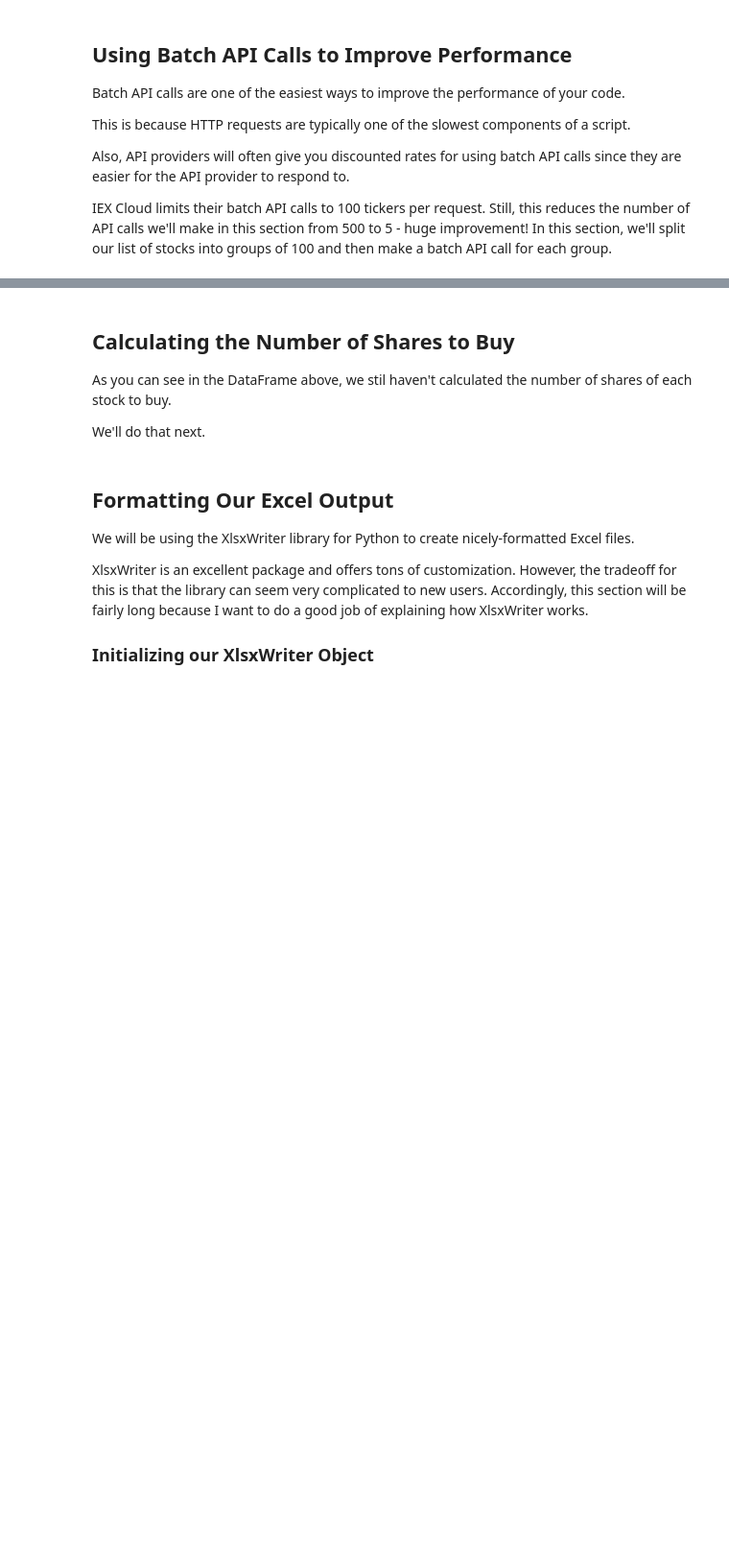
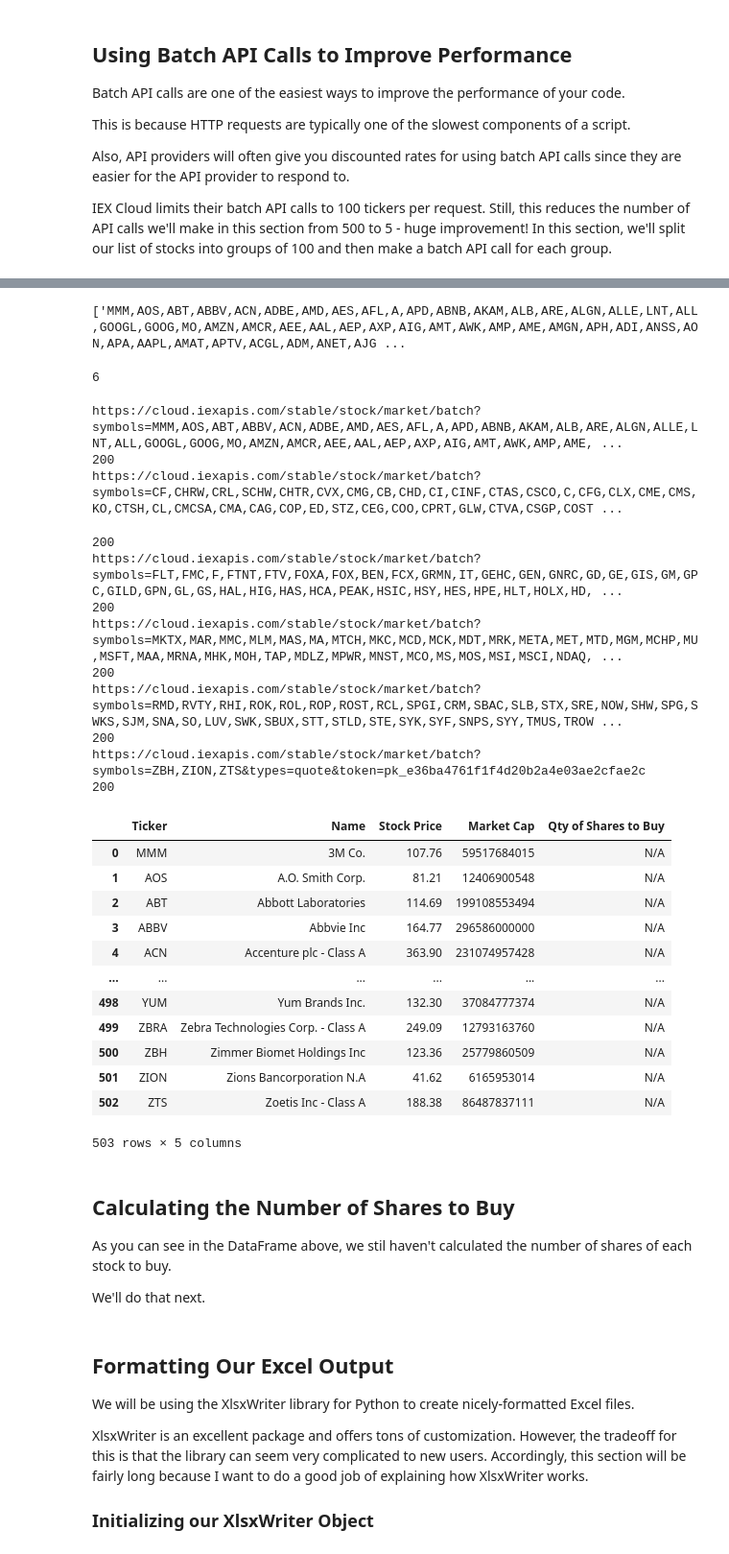
Before and after one commit to surya-x/strategy-backtesting, a Jupyter notebook: equal_weight_S&P/001_equal_weight_S&P_500.ipynb, the cells around one changed output, grey strips where cells are left out. Shown at 96% size. Saved outputs shown, nothing was run; the diff lists cells and outputs as text; code cells hidden in the pictures; blank space fills up the shorter version.

```diff
--- a/equal_weight_S&P/001_equal_weight_S&P_500.ipynb
+++ b/equal_weight_S&P/001_equal_weight_S&P_500.ipynb
@@ -87,3 +223,10 @@ This is because HTTP requests are typically one of the slowest components of a s
 Also, API providers will often give you discounted rates for using batch API calls since they are easier for the API provider to respond to.
 
 IEX Cloud limits their batch API calls to 100 tickers per request. Still, this reduces the number of API calls we'll make in this section from 500 to 5 - huge improvement! In this section, we'll split our list of stocks into groups of 100 and then make a batch API call for each group.
+# %%
+def chunks(stocks, n):
+    for i in range(0, len(stocks), n):
+        yield stocks[i:i+n]
+
+symbolGroups = list(chunks(stocks, 100))
+symbolGroups
@@ -90,3 +251,69 @@ IEX Cloud limits their batch API calls to 100 tickers per request. Still, this r
+# %%
+symbolGroupsStringList = []
+
+for group in symbolGroups:
+    symbolGroupsString = ','.join(group['Ticker'])
+    symbolGroupsStringList.append(symbolGroupsString)
+
+print(symbolGroupsStringList)
+len(symbolGroupsString)
+# %% [output]
+['MMM,AOS,ABT,ABBV,ACN,ADBE,AMD,AES,AFL,A,APD,ABNB,AKAM,ALB,ARE,ALGN,ALLE,LNT,ALL,GOOGL,GOOG,MO,AMZN,AMCR,AEE,AAL,AEP,AXP,AIG,AMT,AWK,AMP,AME,AMGN,APH,ADI,ANSS,AON,APA,AAPL,AMAT,APTV,ACGL,ADM,ANET,AJG ...
+6
+# %%
+finalDataFrame = pd.DataFrame(columns=myCol)
+
+for eachStringGroup in symbolGroupsStringList:
+    response = makeBatchIesApiRequest(eachStringGroup)
+    print(response.status_code)
+
+    responseDict = response.json()
+
+    for eachStock in responseDict:
+        # print(eachStock)
+
+        stockCompleteData = responseDict[eachStock]['quote']
+
+        stockRowData = pd.DataFrame([[
+            eachStock,
+            stockCompleteData['companyName'],
+            stockCompleteData['latestPrice'],
+            stockCompleteData['marketCap'],
+            'N/A'
+        ]], columns=myCol)
+
+        finalDataFrame = pd.concat([
+            finalDataFrame,
+            stockRowData
+        ], ignore_index=True)
+
+finalDataFrame
+# %% [output]
+https://cloud.iexapis.com/stable/stock/market/batch?symbols=MMM,AOS,ABT,ABBV,ACN,ADBE,AMD,AES,AFL,A,APD,ABNB,AKAM,ALB,ARE,ALGN,ALLE,LNT,ALL,GOOGL,GOOG,MO,AMZN,AMCR,AEE,AAL,AEP,AXP,AIG,AMT,AWK,AMP,AME, ...
+200
+https://cloud.iexapis.com/stable/stock/market/batch?symbols=CF,CHRW,CRL,SCHW,CHTR,CVX,CMG,CB,CHD,CI,CINF,CTAS,CSCO,C,CFG,CLX,CME,CMS,KO,CTSH,CL,CMCSA,CMA,CAG,COP,ED,STZ,CEG,COO,CPRT,GLW,CTVA,CSGP,COST ...
+200
+https://cloud.iexapis.com/stable/stock/market/batch?symbols=FLT,FMC,F,FTNT,FTV,FOXA,FOX,BEN,FCX,GRMN,IT,GEHC,GEN,GNRC,GD,GE,GIS,GM,GPC,GILD,GPN,GL,GS,HAL,HIG,HAS,HCA,PEAK,HSIC,HSY,HES,HPE,HLT,HOLX,HD, ...
+200
+https://cloud.iexapis.com/stable/stock/market/batch?symbols=MKTX,MAR,MMC,MLM,MAS,MA,MTCH,MKC,MCD,MCK,MDT,MRK,META,MET,MTD,MGM,MCHP,MU,MSFT,MAA,MRNA,MHK,MOH,TAP,MDLZ,MPWR,MNST,MCO,MS,MOS,MSI,MSCI,NDAQ, ...
+200
+https://cloud.iexapis.com/stable/stock/market/batch?symbols=RMD,RVTY,RHI,ROK,ROL,ROP,ROST,RCL,SPGI,CRM,SBAC,SLB,STX,SRE,NOW,SHW,SPG,SWKS,SJM,SNA,SO,LUV,SWK,SBUX,STT,STLD,STE,SYK,SYF,SNPS,SYY,TMUS,TROW ...
+200
+https://cloud.iexapis.com/stable/stock/market/batch?symbols=ZBH,ZION,ZTS&types=quote&token=pk_e36ba4761f1f4d20b2a4e03ae2cfae2c
+200
+|  | Ticker | Name | Stock Price | Market Cap | Qty of Shares to Buy |
+| 0 | MMM | 3M Co. | 107.76 | 59517684015 | N/A |
+| 1 | AOS | A.O. Smith Corp. | 81.21 | 12406900548 | N/A |
+| 2 | ABT | Abbott Laboratories | 114.69 | 199108553494 | N/A |
+| 3 | ABBV | Abbvie Inc | 164.77 | 296586000000 | N/A |
+| 4 | ACN | Accenture plc - Class A | 363.90 | 231074957428 | N/A |
+| ... | ... | ... | ... | ... | ... |
+| 498 | YUM | Yum Brands Inc. | 132.30 | 37084777374 | N/A |
+| 499 | ZBRA | Zebra Technologies Corp. - Class A | 249.09 | 12793163760 | N/A |
+| 500 | ZBH | Zimmer Biomet Holdings Inc | 123.36 | 25779860509 | N/A |
+| 501 | ZION | Zions Bancorporation N.A | 41.62 | 6165953014 | N/A |
+| 502 | ZTS | Zoetis Inc - Class A | 188.38 | 86487837111 | N/A |
+503 rows × 5 columns
 # %% [markdown]
 ## Calculating the Number of Shares to Buy
 
```
Also changed, not shown: parts of 10 cells of this notebook.
